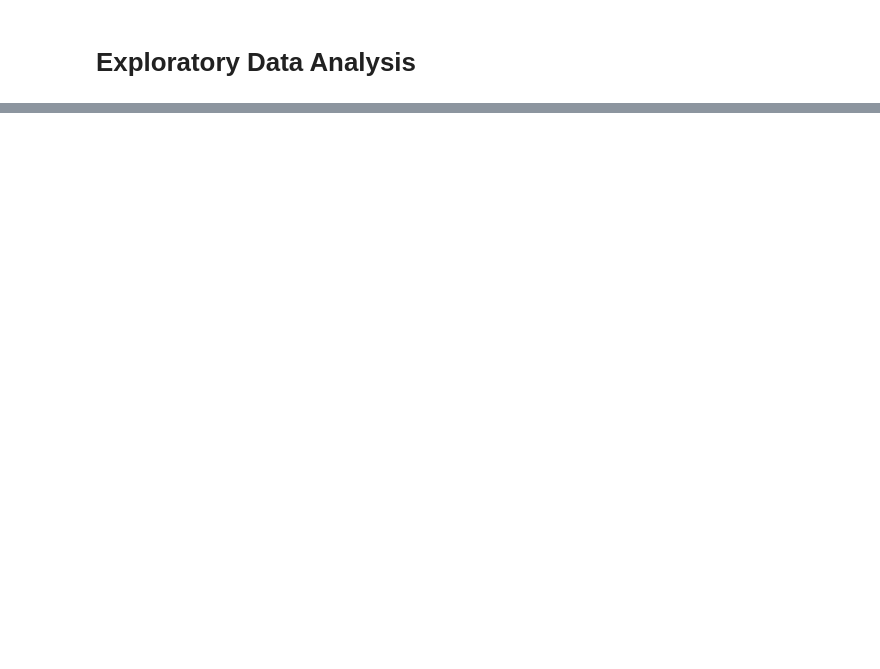
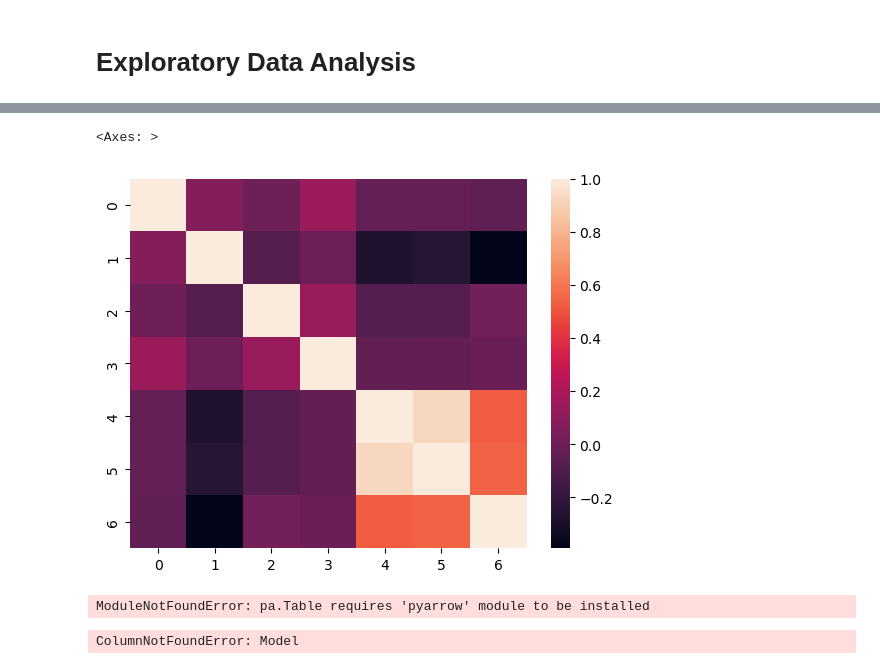
Before and after one commit to Ben-geo/Anomalous-Behavior-Analysis-and-Prediction, a Jupyter notebook: notebooks/eda.ipynb, the cells around one changed output, grey strips where cells are left out. Saved outputs shown, nothing was run; the diff lists cells and outputs as text; code cells hidden in the pictures; blank space fills up the shorter version.

```diff
--- a/notebooks/eda.ipynb
+++ b/notebooks/eda.ipynb
@@ -49,0 +70,22 @@ visualization.plt_proportion_plot(
+# %%
+numerical_cols = [
+    "inter_api_access_duration(sec)",
+    "api_access_uniqueness",
+    "sequence_length(count)",
+    "vsession_duration(min)",
+    "num_sessions",
+    "num_users",
+    "num_unique_apis",
+    ]
+sns.heatmap(df[numerical_cols].corr())
+# %% [output]
+<Axes: >
+[figure, added]
+# %%
+df[numerical_cols].to_pandas()
+# %% [output]
+ModuleNotFoundError: pa.Table requires 'pyarrow' module to be installed
+# %%
+df[numerical_cols].corr().pivot(index="Model", columns="Task", values="Score")
+# %% [output]
+ColumnNotFoundError: Model
```
Also changed, not shown: parts of 7 cells of this notebook, 2 other files.
